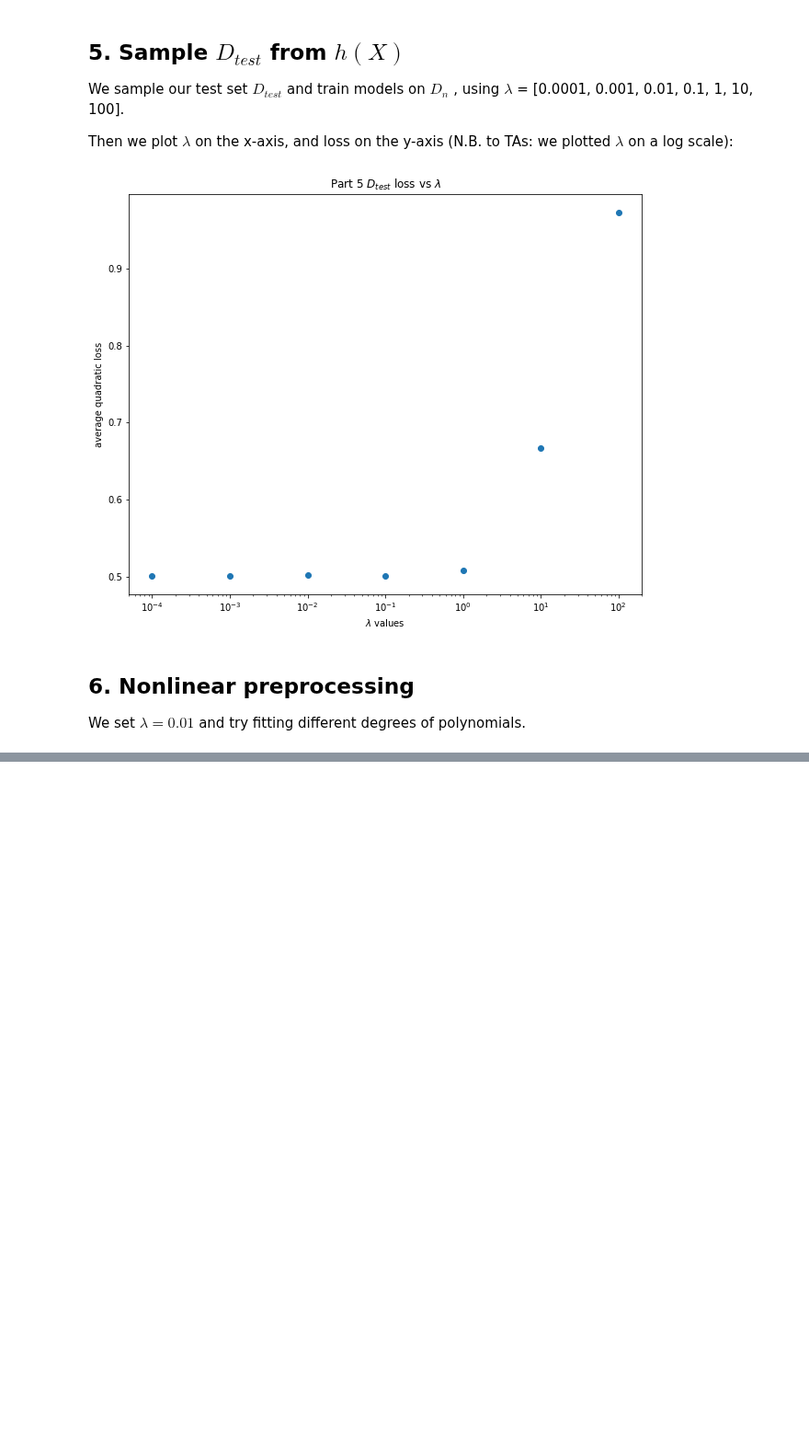
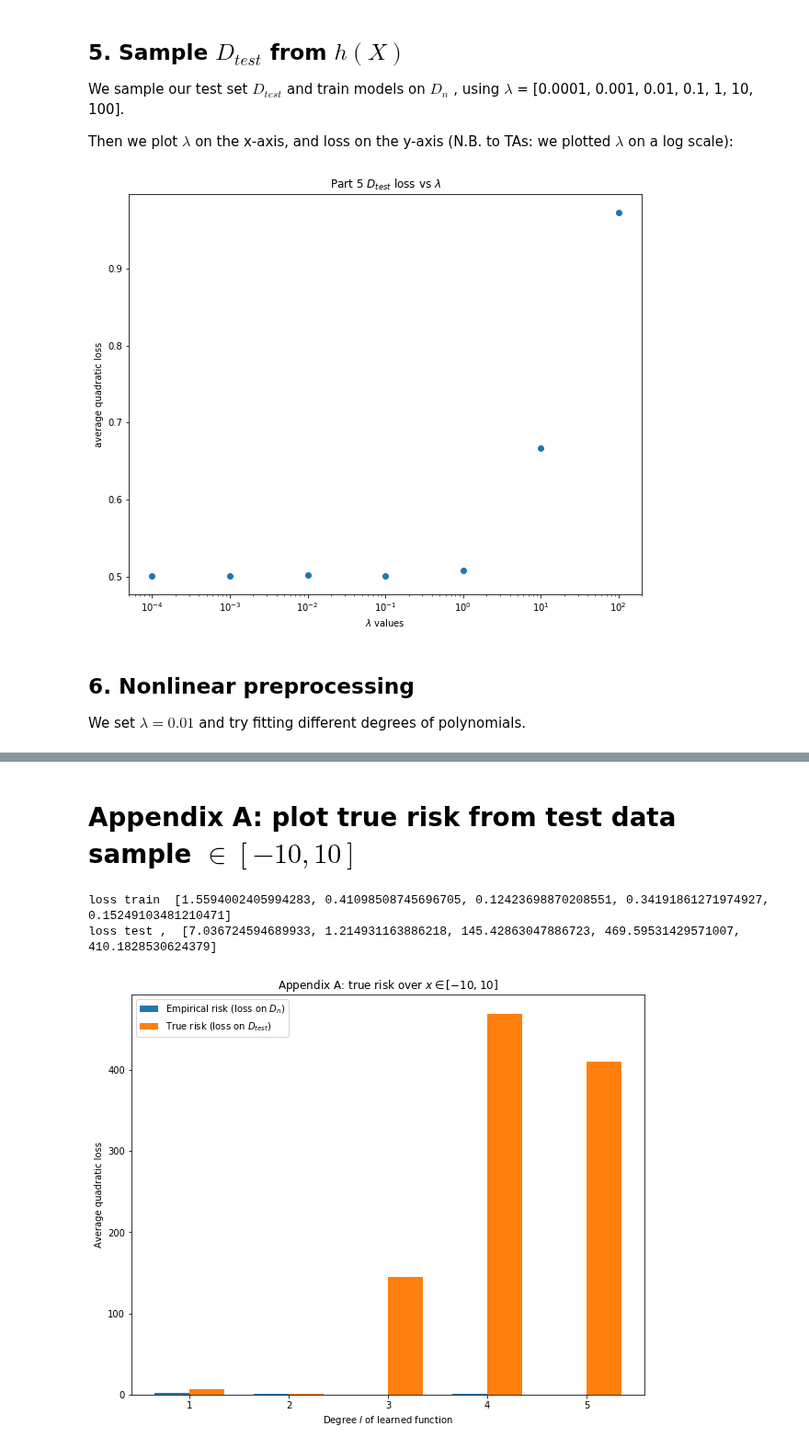
Before and after one commit to violetguos/ift6390, a Jupyter notebook: Homework 2/Practical.ipynb, the cells around one changed output, grey strips where cells are left out. Shown at 92% size. Cells and saved outputs as stored; diff of their text form; code cells hidden in the pictures; blank space fills up the shorter version.

```diff
--- a/Homework 2/Practical.ipynb
+++ b/Homework 2/Practical.ipynb
@@ -342,0 +345,48 @@ However, we remark that for a reason we cannot detect, the fit of our functions
+# %% [markdown]
+# Appendix A: plot true risk from test data sample $\in [-10, 10]$
+# %%
+data = np.random.uniform(-10, 10, 100)
+target = hX(data)
+dataDtest = [data, target]
+
+
+lossArr_test = []
+
+
+for k in kDegreeArr:
+    # Get the function
+    dataDtestM = []
+    for data in dataDtest[0]:
+        dataDtestM.append(to_map(data, k))
+    dataDtestM = np.array(dataDtestM)
+
+    learnedFunc = []
+    for point in dataDtestM:
+        #print(learned_param[k-1])
+        learnedFunc.append(np.dot(learned_param[k-1][0], point) + learned_param[k-1][1])
+        learnedFunc
+    learnedFunc = np.array(learnedFunc)
+
+    # Calculate test error
+    loss = np.mean((learnedFunc - dataDtest[1])**2)
+    lossArr_test.append(loss)
+
+print("loss train ", lossArr_train)
+print("loss test , ", lossArr_test)
+# Plot training and test error
+ind = np.arange(len(kDegreeArr))
+width = 0.35
+
+plt.bar(ind, np.array(lossArr_train), width, label="Empirical risk (loss on $D_{n}$)")
+plt.bar(ind + width, np.array(lossArr_test), width, label="True risk (loss on $D_{test}$)")
+plt.xlabel("Degree $l$ of learned function")
+plt.ylabel("Average quadratic loss")
+plt.title("Appendix A: true risk over $ x \in [-10, 10]$")
+
+plt.xticks(ind + width / 2, ('1', '2', '3', '4', '5'))
+plt.legend(loc='best')
+plt.show()
+# %% [output]
+loss train  [1.5594002405994283, 0.41098508745696705, 0.12423698870208551, 0.34191861271974927, 0.15249103481210471]
+loss test ,  [7.036724594689933, 1.214931163886218, 145.42863047886723, 469.59531429571007, 410.1828530624379]
+[figure, added]
```
Also changed, not shown: parts of 9 cells of this notebook.
